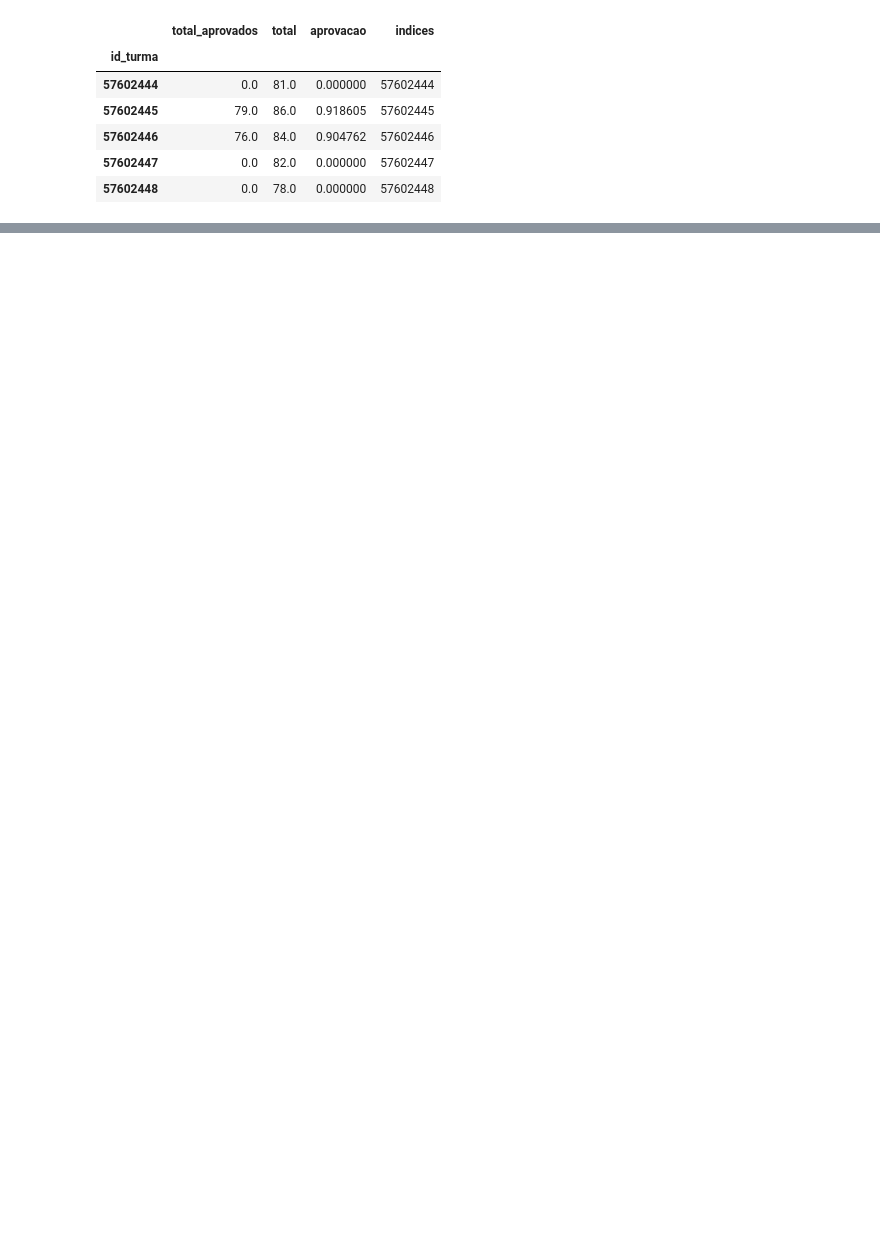
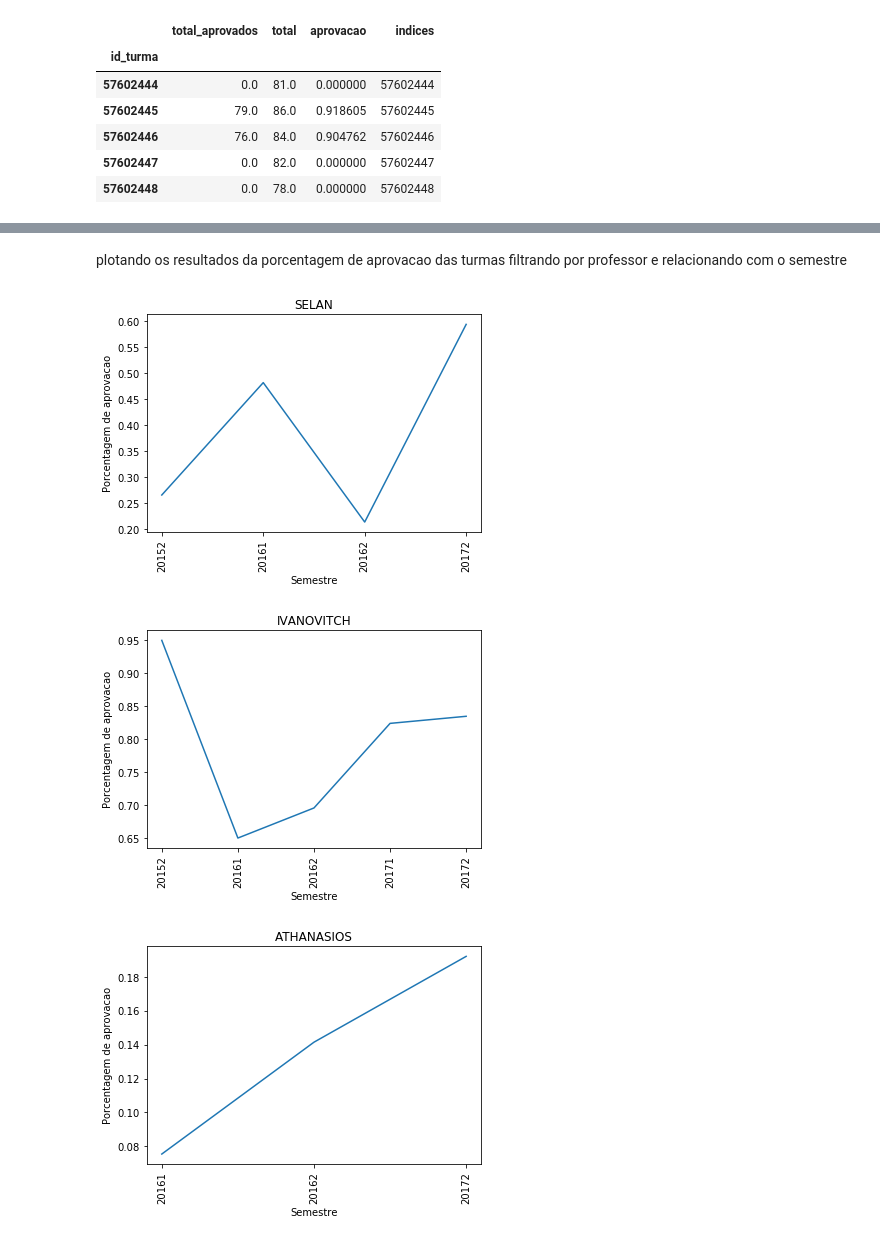
Before and after one commit to luciamo/analise-exploratoria, a Jupyter notebook: Prof_Matricula_Turma.ipynb, the cells around one changed output, grey strips where cells are left out. Cells and saved outputs as stored; diff of their text form; code cells hidden in the pictures; blank space fills up the shorter version.

Commit message:
commit com os gráficos por semestre pra uns profs

```diff
--- a/Prof_Matricula_Turma.ipynb
+++ b/Prof_Matricula_Turma.ipynb
@@ -176,0 +170,53 @@ def datasetTurma(year):
+# %% [markdown]
+plotando os resultados da porcentagem de aprovacao das turmas filtrando por professor e relacionando com o semestre
+# %%
+pd.options.mode.chained_assignment = None #removendo warning de copia no assigment do pandas
+%matplotlib inline
+
+#datasets resultantes dos semestres anteriores no imd
+res20172 = pd.read_csv("20172_resultado.csv",sep=";",encoding="utf-8")
+res20171 = pd.read_csv("20171_resultado.csv",sep=";",encoding="utf-8")
+res20162 = pd.read_csv("20162_resultado.csv",sep=";",encoding="utf-8")
+res20161 = pd.read_csv("20161_resultado.csv",sep=";",encoding="utf-8")
+res20152 = pd.read_csv("20152_resultado.csv",sep=";",encoding="utf-8")
+res20151 = pd.read_csv("20151_resultado.csv",sep=";",encoding="utf-8")
+
+#lista de professores avaliados
+names = ['SELAN','IVANOVITCH','ATHANASIOS','JAIR CAVALCANTI LEITE','MARCEL','MARJORY','REGIVAN','GIRAO','PROLO','UIRA'
+        ,'EDGARD']
+
+for name in names:
+    r1 = res20172.loc[res20172['prof_nome'].str.contains(name)]
+    r1['semestre'] = "20172"
+    r2 = res20171.loc[res20171['prof_nome'].str.contains(name)]
+    r2['semestre'] = "20171"
+    r3 = res20162.loc[res20162['prof_nome'].str.contains(name)]
+    r3['semestre'] = "20162"
+    r4 = res20161.loc[res20161['prof_nome'].str.contains(name)]
+    r4['semestre'] = "20161"
+    r5 = res20152.loc[res20152['prof_nome'].str.contains(name)]
+    r5['semestre'] = "20152"
+    r6 = res20151.loc[res20151['prof_nome'].str.contains(name)]
+    r6['semestre'] = "20151"
+
+    frames = [r1,r2,r3,r4,r5,r6]
+    resultado = pd.concat(frames)
+    resultado
+
+    resultado = resultado.groupby(['semestre'])['perc_aprovacao'].mean().reset_index()
+
+    #plotando aprovacoes e semestres por professor
+    plt.title(name)
+    plt.ylabel("Porcentagem de aprovacao")
+    plt.xlabel("Semestre")
+    plt.plot(resultado['perc_aprovacao'])
+
+    plt.xticks(range(len(resultado['semestre'])),resultado.semestre,rotation='vertical')
+    plt.show()
+
+
+#resultado
+# %% [output]
+[figure, added]
+[figure, added]
+[figure, added]
```
Also changed, not shown: parts of 12 cells of this notebook.
